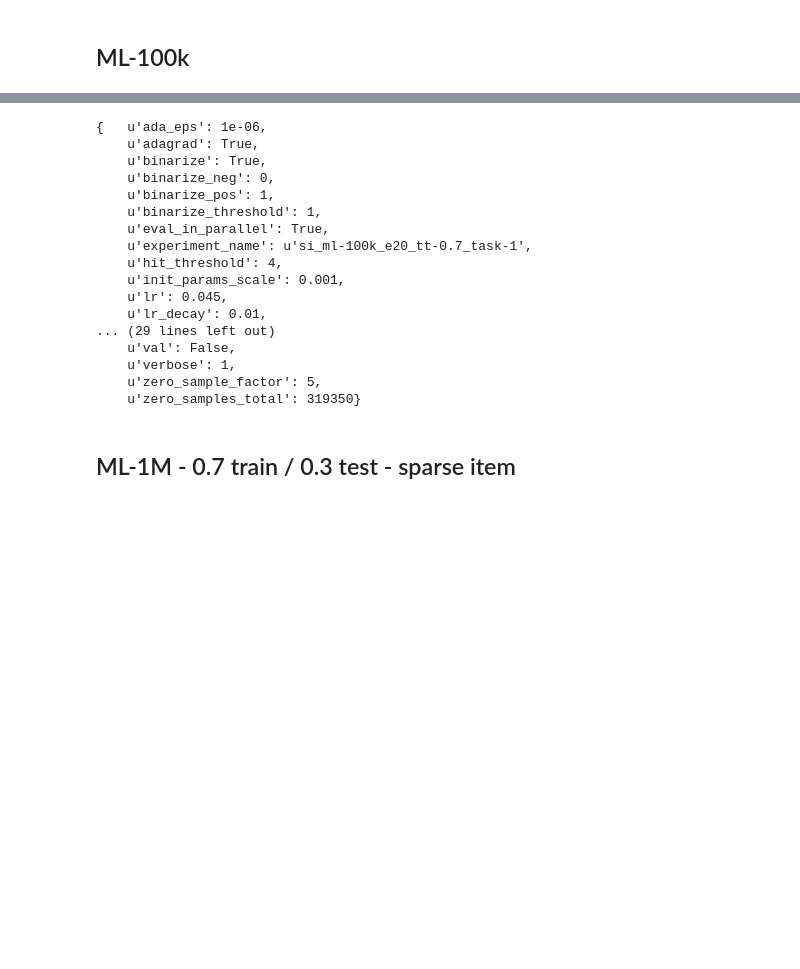
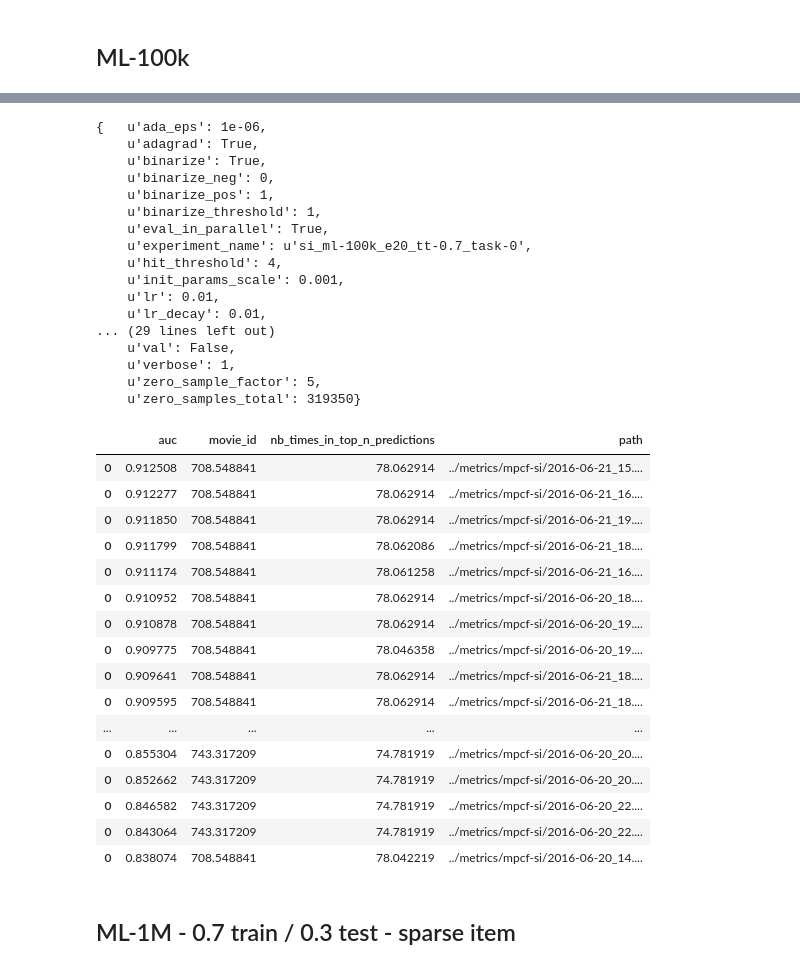
Before and after one commit to marcuniq/bsc-thesis, a Jupyter notebook: code/ipynb/gridsearch_mpcf_si_results.ipynb, the cells around one changed output, grey strips where cells are left out. Drawn from its saved outputs; the diff is of its cells as text; code cells hidden in the pictures; blank space fills up the shorter version.

```diff
--- a/code/ipynb/gridsearch_mpcf_si_results.ipynb
+++ b/code/ipynb/gridsearch_mpcf_si_results.ipynb
@@ -164,6 +162,6 @@ df_user_metrics.sort_values('auc', ascending=False)
 # %%
 # best config
-with open('../models/mpcf-si/2016-06-20_15.44.55_si_ml-100k_e20_tt-0.7_task-1_config.json') as f:
+with open('../models/mpcf-si/2016-06-21_15.38.43_si_ml-100k_e20_tt-0.7_task-0_config.json') as f:
     pp.pprint(json.loads(f.read()))
 # %% [output]
 {   u'ada_eps': 1e-06,
@@ -173,16 +171,81 @@ with open('../models/mpcf-si/2016-06-20_15.44.55_si_ml-100k_e20_tt-0.7_task-1_co
     u'binarize_pos': 1,
     u'binarize_threshold': 1,
     u'eval_in_parallel': True,
-    u'experiment_name': u'si_ml-100k_e20_tt-0.7_task-1',
+    u'experiment_name': u'si_ml-100k_e20_tt-0.7_task-0',
     u'hit_threshold': 4,
     u'init_params_scale': 0.001,
-    u'lr': 0.045,
+    u'lr': 0.01,
     u'lr_decay': 0.01,
 ... (29 lines left out)
     u'val': False,
     u'verbose': 1,
     u'zero_sample_factor': 5,
     u'zero_samples_total': 319350}
+# %%
+movie_metrics = [
+'../metrics/mpcf-si/2016-06-20_14.28.24_si_ml-100k_e20_tt-0.7_task-0_movie-metrics.csv',
+'../metrics/mpcf-si/2016-06-20_14.28.59_si_ml-100k_e20_tt-0.7_task-0_movie-metrics.csv',
+'../metrics/mpcf-si/2016-06-20_14.30.09_si_ml-100k_e20_tt-0.7_task-0_movie-metrics.csv',
+'../metrics/mpcf-si/2016-06-20_14.30.31_si_ml-100k_e20_tt-0.7_task-0_movie-metrics.csv',
+'../metrics/mpcf-si/2016-06-20_14.30.46_si_ml-100k_e20_tt-0.7_task-0_movie-metrics.csv',
+'../metrics/mpcf-si/2016-06-20_15.44.08_si_ml-100k_e20_tt-0.7_task-1_movie-metrics.csv',
+'../metrics/mpcf-si/2016-06-20_15.44.46_si_ml-100k_e20_tt-0.7_task-1_movie-metrics.csv',
+'../metrics/mpcf-si/2016-06-20_15.44.55_si_ml-100k_e20_tt-0.7_task-1_movie-metrics.csv',
+'../metrics/mpcf-si/2016-06-20_15.45.28_si_ml-100k_e20_tt-0.7_task-1_movie-metrics.csv',
+'../metrics/mpcf-si/2016-06-20_16.58.58_si_ml-100k_e20_tt-0.7_task-2_movie-metrics.csv',
+'../metrics/mpcf-si/2016-06-20_16.59.54_si_ml-100k_e20_tt-0.7_task-2_movie-metrics.csv',
+'../metrics/mpcf-si/2016-06-20_18.11.40_si_ml-100k_e20_tt-0.7_task-3_movie-metrics.csv',
+'../metrics/mpcf-si/2016-06-20_18.15.11_si_ml-100k_e20_tt-0.7_task-3_movie-metrics.csv',
+'../metrics/mpcf-si/2016-06-20_18.58.44_si_ml-100k_e20_tt-0.7_lambda-item-0.1_movie-metrics.csv',
+'../metrics/mpcf-si/2016-06-20_19.01.54_si_ml-100k_e20_tt-0.7_lambda-item-0.01_movie-metrics.csv',
+'../metrics/mpcf-si/2016-06-20_19.58.20_si_ml-100k_e20_tt-0.7_lambda-item-0.5_movie-metrics.csv',
+'../metrics/mpcf-si/2016-06-20_19.59.21_si_ml-100k_e20_tt-0.7_lambda-item-1_movie-metrics.csv',
+'../metrics/mpcf-si/2016-06-20_20.45.42_si_ml-100k_e50_tt-0.2_lambda-item-0.1_movie-metrics.csv',
+'../metrics/mpcf-si/2016-06-20_20.46.28_si_ml-100k_e50_tt-0.2_lambda-item-0.2_movie-metrics.csv',
+'../metrics/mpcf-si/2016-06-20_21.47.58_si_ml-100k_e50_tt-0.2_lambda-item-0.3_movie-metrics.csv',
+'../metrics/mpcf-si/2016-06-20_21.50.38_si_ml-100k_e50_tt-0.2_lambda-item-0.4_movie-metrics.csv',
+'../metrics/mpcf-si/2016-06-20_22.55.47_si_ml-100k_e50_tt-0.2_lambda-item-0.3_cosine-1_movie-metrics.csv',
+'../metrics/mpcf-si/2016-06-20_22.55.59_si_ml-100k_e50_tt-0.2_lambda-item-0.3_cosine-0_movie-metrics.csv',
+'../metrics/mpcf-si/2016-06-20_23.29.38_si_ml-100k_e20_tt-0.7_task-1_movie-metrics.csv',
+'../metrics/mpcf-si/2016-06-21_00.43.23_si_ml-100k_e20_tt-0.7_task-2_movie-metrics.csv',
+'../metrics/mpcf-si/2016-06-21_01.00.10_si_ml-100k_e20_tt-0.7_task-0_movie-metrics.csv',
+'../metrics/mpcf-si/2016-06-21_15.38.16_si_ml-100k_e20_tt-0.7_task-0_movie-metrics.csv',
+'../metrics/mpcf-si/2016-06-21_15.38.28_si_ml-100k_e20_tt-0.7_task-0_movie-metrics.csv',
+'../metrics/mpcf-si/2016-06-21_15.38.39_si_ml-100k_e20_tt-0.7_task-0_movie-metrics.csv',
+'../metrics/mpcf-si/2016-06-21_15.38.43_si_ml-100k_e20_tt-0.7_task-0_movie-metrics.csv',
+'../metrics/mpcf-si/2016-06-21_16.50.52_si_ml-100k_e20_tt-0.7_task-1_movie-metrics.csv',
+'../metrics/mpcf-si/2016-06-21_16.51.29_si_ml-100k_e20_tt-0.7_task-1_movie-metrics.csv',
+'../metrics/mpcf-si/2016-06-21_16.52.02_si_ml-100k_e20_tt-0.7_task-1_movie-metrics.csv',
+'../metrics/mpcf-si/2016-06-21_16.52.14_si_ml-100k_e20_tt-0.7_task-1_movie-metrics.csv',
+'../metrics/mpcf-si/2016-06-21_18.03.40_si_ml-100k_e20_tt-0.7_task-2_movie-metrics.csv',
+'../metrics/mpcf-si/2016-06-21_18.04.46_si_ml-100k_e20_tt-0.7_task-2_movie-metrics.csv',
+'../metrics/mpcf-si/2016-06-21_18.05.07_si_ml-100k_e20_tt-0.7_task-2_movie-metrics.csv',
+'../metrics/mpcf-si/2016-06-21_18.05.37_si_ml-100k_e20_tt-0.7_task-2_movie-metrics.csv',
+'../metrics/mpcf-si/2016-06-21_19.16.16_si_ml-100k_e20_tt-0.7_task-3_movie-metrics.csv',
+'../metrics/mpcf-si/2016-06-21_19.17.37_si_ml-100k_e20_tt-0.7_task-3_movie-metrics.csv',
+'../metrics/mpcf-si/2016-06-21_19.18.43_si_ml-100k_e20_tt-0.7_task-3_movie-metrics.csv',
+'../metrics/mpcf-si/2016-06-21_19.18.56_si_ml-100k_e20_tt-0.7_task-3_movie-metrics.csv',
+]
+df_movie_metrics = get_df_results(movie_metrics)
+df_movie_metrics.sort_values('auc', ascending=False)
+# %% [output]
+|  | auc | movie_id | nb_times_in_top_n_predictions | path |
+| 0 | 0.912508 | 708.548841 | 78.062914 | ../metrics/mpcf-si/2016-06-21_15.... |
+| 0 | 0.912277 | 708.548841 | 78.062914 | ../metrics/mpcf-si/2016-06-21_16.... |
+| 0 | 0.911850 | 708.548841 | 78.062914 | ../metrics/mpcf-si/2016-06-21_19.... |
+| 0 | 0.911799 | 708.548841 | 78.062086 | ../metrics/mpcf-si/2016-06-21_18.... |
+| 0 | 0.911174 | 708.548841 | 78.061258 | ../metrics/mpcf-si/2016-06-21_16.... |
+| 0 | 0.910952 | 708.548841 | 78.062914 | ../metrics/mpcf-si/2016-06-20_18.... |
+| 0 | 0.910878 | 708.548841 | 78.062914 | ../metrics/mpcf-si/2016-06-20_19.... |
+| 0 | 0.909775 | 708.548841 | 78.046358 | ../metrics/mpcf-si/2016-06-20_19.... |
+| 0 | 0.909641 | 708.548841 | 78.062914 | ../metrics/mpcf-si/2016-06-21_18.... |
+| 0 | 0.909595 | 708.548841 | 78.062914 | ../metrics/mpcf-si/2016-06-21_18.... |
+| ... | ... | ... | ... | ... |
+| 0 | 0.855304 | 743.317209 | 74.781919 | ../metrics/mpcf-si/2016-06-20_20.... |
+| 0 | 0.852662 | 743.317209 | 74.781919 | ../metrics/mpcf-si/2016-06-20_20.... |
+| 0 | 0.846582 | 743.317209 | 74.781919 | ../metrics/mpcf-si/2016-06-20_22.... |
+| 0 | 0.843064 | 743.317209 | 74.781919 | ../metrics/mpcf-si/2016-06-20_22.... |
+| 0 | 0.838074 | 708.548841 | 78.042219 | ../metrics/mpcf-si/2016-06-20_14.... |
 # %% [markdown]
 ## ML-1M - 0.7 train / 0.3 test - sparse item
 # %% [markdown]
```
Also changed, not shown: parts of 5 cells of this notebook, 5 other files.
